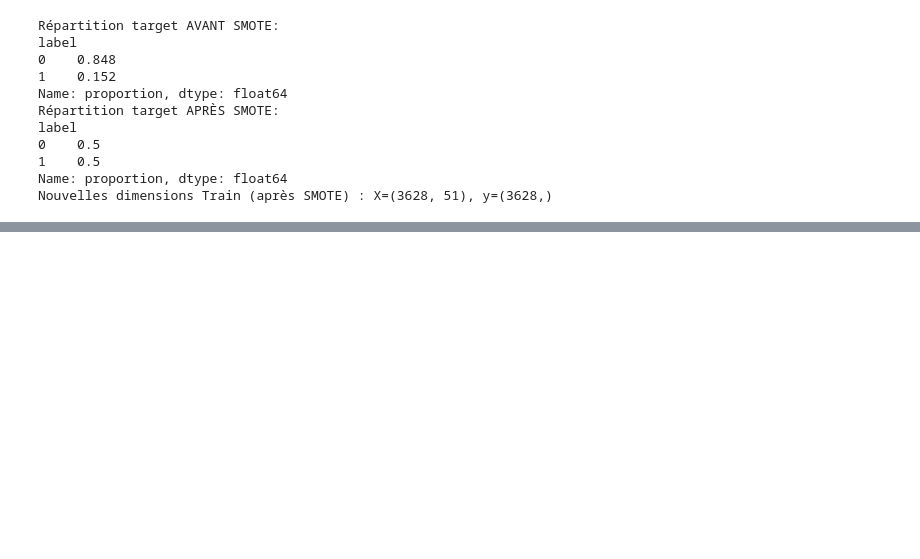
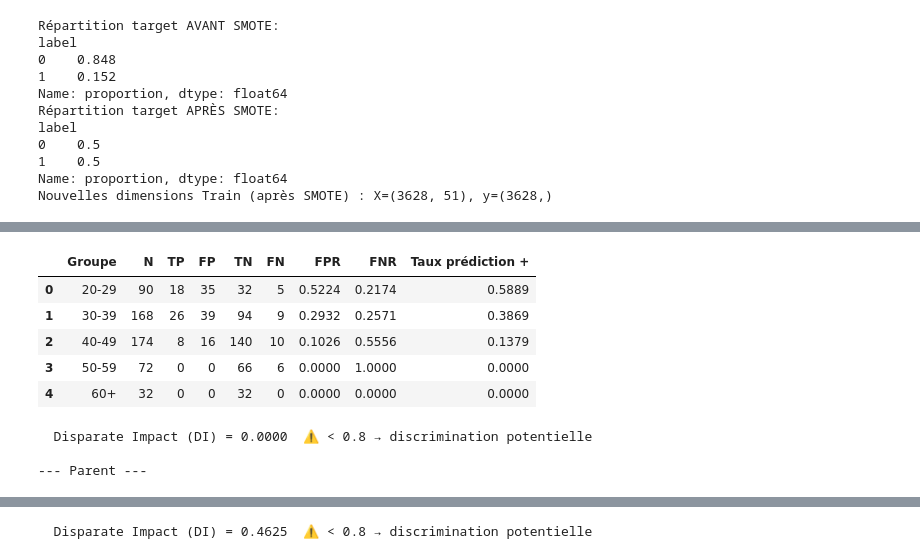
Before and after one commit to daphnemaschas/REXIA, a Jupyter notebook: notebooks/01_analyse_données_tabulaires.ipynb, the cells around one changed output, grey strips where cells are left out. Drawn from its saved outputs; the diff is of its cells as text; code cells hidden in the pictures; blank space fills up the shorter version.

```diff
--- a/notebooks/01_analyse_données_tabulaires.ipynb
+++ b/notebooks/01_analyse_données_tabulaires.ipynb
@@ -1052,0 +1207,70 @@ Nouvelles dimensions Train (après SMOTE) : X=(3628, 51), y=(3628,)
+# %%
+# Reconstruire les groupes sensibles sur le jeu de test
+# On utilise df_unique (avant drop des colonnes) aligné avec le split
+test_indices = X_test.index
+df_test_sensitive = df_unique.loc[test_indices].copy()
+
+# Tranches d'âge sur le test set
+age_bins = [20, 30, 40, 50, 60, 100]
+age_labels_groups = ["20-29", "30-39", "40-49", "50-59", "60+"]
+df_test_sensitive["tranche_age"] = pd.cut(
+    df_test_sensitive["Âge (années)"], bins=age_bins, labels=age_labels_groups, right=False
+)
+
+def compute_fairness_metrics(y_true, y_pred, groups, group_name):
+    """Calcule FPR, FNR et taux de prédiction positive par sous-groupe."""
+    df_eval = pd.DataFrame({
+        "y_true": y_true.values,
+        "y_pred": y_pred,
+        "group": groups.values,
+    })
+
+    metrics_list = []
+    for grp in sorted(df_eval["group"].dropna().unique()):
+        mask = df_eval["group"] == grp
+        sub = df_eval[mask]
+        n = len(sub)
+        tp = ((sub.y_true == 1) & (sub.y_pred == 1)).sum()
+        fp = ((sub.y_true == 0) & (sub.y_pred == 1)).sum()
+        tn = ((sub.y_true == 0) & (sub.y_pred == 0)).sum()
+        fn = ((sub.y_true == 1) & (sub.y_pred == 0)).sum()
+
+        fpr = fp / (fp + tn) if (fp + tn) > 0 else 0
+        fnr = fn / (fn + tp) if (fn + tp) > 0 else 0
+        positive_rate = (tp + fp) / n if n > 0 else 0
+
+        metrics_list.append({
+            "Groupe": grp,
+            "N": n,
+            "TP": tp, "FP": fp, "TN": tn, "FN": fn,
+            "FPR": round(fpr, 4),
+            "FNR": round(fnr, 4),
+            "Taux prédiction +": round(positive_rate, 4),
+        })
+
+    metrics_df = pd.DataFrame(metrics_list)
+
+    # Disparate Impact : ratio min/max du taux de prédiction positive
+    rates = metrics_df["Taux prédiction +"]
+    di = rates.min() / rates.max() if rates.max() > 0 else float('nan')
+
+    return metrics_df, di
+
+
+# Évaluation pour chaque modèle et chaque groupe sensible
+sensitive_groups = {
+    "Tranche d'âge": df_test_sensitive["tranche_age"],
+    "Parent": df_test_sensitive["Parent"].map({0: "Non-parent", 1: "Parent"}),
+}
+
+for model_name, res in results.items():
+    print(f"\n{'#'*60}")
+    print(f"  Équité — {model_name}")
+    print(f"{'#'*60}")
+
+    for group_name, group_values in sensitive_groups.items():
+        metrics_df, di = compute_fairness_metrics(y_test, res["y_pred"], group_values, group_name)
+        print(f"\n--- {group_name} ---")
+        display(metrics_df)
+        print(f"  Disparate Impact (DI) = {di:.4f}  {'⚠️ < 0.8 → discrimination potentielle' if di < 0.8 else '✅ ≥ 0.8'}")
+# %% [output]
@@ -1052,0 +1282,9 @@ Nouvelles dimensions Train (après SMOTE) : X=(3628, 51), y=(3628,)
+|  | Groupe | N | TP | FP | TN | FN | FPR | FNR | Taux prédiction + |
+| 0 | 20-29 | 90 | 18 | 35 | 32 | 5 | 0.5224 | 0.2174 | 0.5889 |
+| 1 | 30-39 | 168 | 26 | 39 | 94 | 9 | 0.2932 | 0.2571 | 0.3869 |
+| 2 | 40-49 | 174 | 8 | 16 | 140 | 10 | 0.1026 | 0.5556 | 0.1379 |
+| 3 | 50-59 | 72 | 0 | 0 | 66 | 6 | 0.0000 | 1.0000 | 0.0000 |
+| 4 | 60+ | 32 | 0 | 0 | 32 | 0 | 0.0000 | 0.0000 | 0.0000 |
+  Disparate Impact (DI) = 0.0000  ⚠️ < 0.8 → discrimination potentielle
+
+--- Parent ---
@@ -1052,0 +1332 @@ Nouvelles dimensions Train (après SMOTE) : X=(3628, 51), y=(3628,)
+  Disparate Impact (DI) = 0.4625  ⚠️ < 0.8 → discrimination potentielle
```
Also changed, not shown: parts of 23 cells of this notebook.
